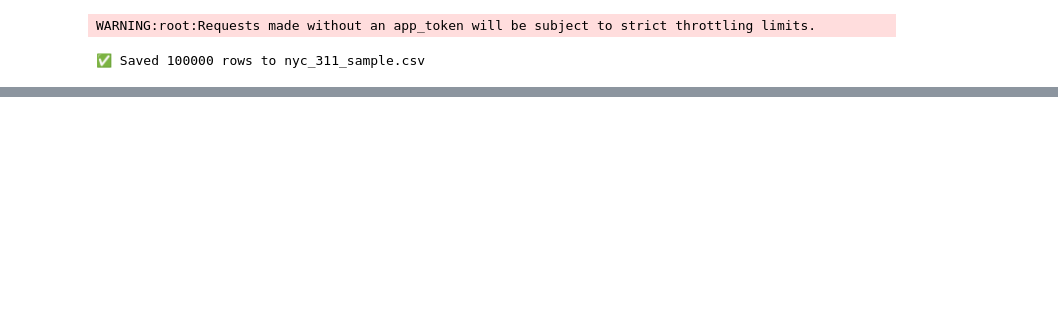
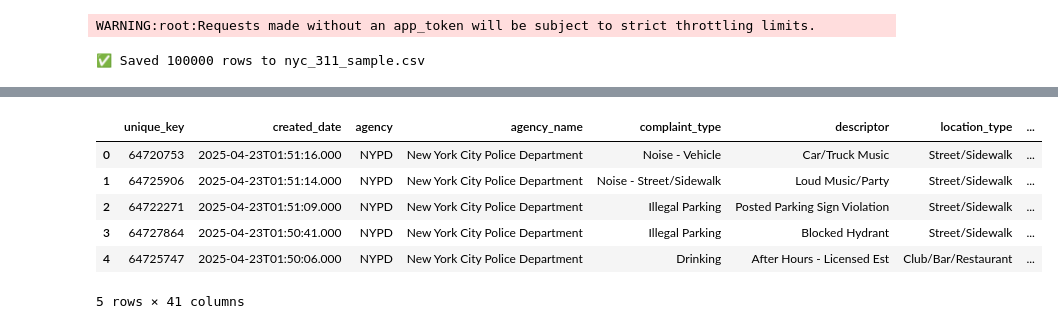
Before and after one commit to kevingutierrez04/311-calls-ny, a Jupyter notebook: download_data.ipynb, the cells around one changed output, grey strips where cells are left out. Cells and saved outputs as stored; diff of their text form; code cells hidden in the pictures; blank space fills up the shorter version.

```diff
--- a/download_data.ipynb
+++ b/download_data.ipynb
@@ -74,0 +68,10 @@ NameError: name 'requests' is not defined
+# %%
+nyc_311.head()
+# %% [output]
+|  | unique_key | created_date | agency | agency_name | complaint_type | descriptor | location_type | ... |
+| 0 | 64720753 | 2025-04-23T01:51:16.000 | NYPD | New York City Police Department | Noise - Vehicle | Car/Truck Music | Street/Sidewalk | ... |
+| 1 | 64725906 | 2025-04-23T01:51:14.000 | NYPD | New York City Police Department | Noise - Street/Sidewalk | Loud Music/Party | Street/Sidewalk | ... |
+| 2 | 64722271 | 2025-04-23T01:51:09.000 | NYPD | New York City Police Department | Illegal Parking | Posted Parking Sign Violation | Street/Sidewalk | ... |
+| 3 | 64727864 | 2025-04-23T01:50:41.000 | NYPD | New York City Police Department | Illegal Parking | Blocked Hydrant | Street/Sidewalk | ... |
+| 4 | 64725747 | 2025-04-23T01:50:06.000 | NYPD | New York City Police Department | Drinking | After Hours - Licensed Est | Club/Bar/Restaurant | ... |
+5 rows × 41 columns
```
Also changed, not shown: parts of 11 cells of this notebook, 2 other files.
